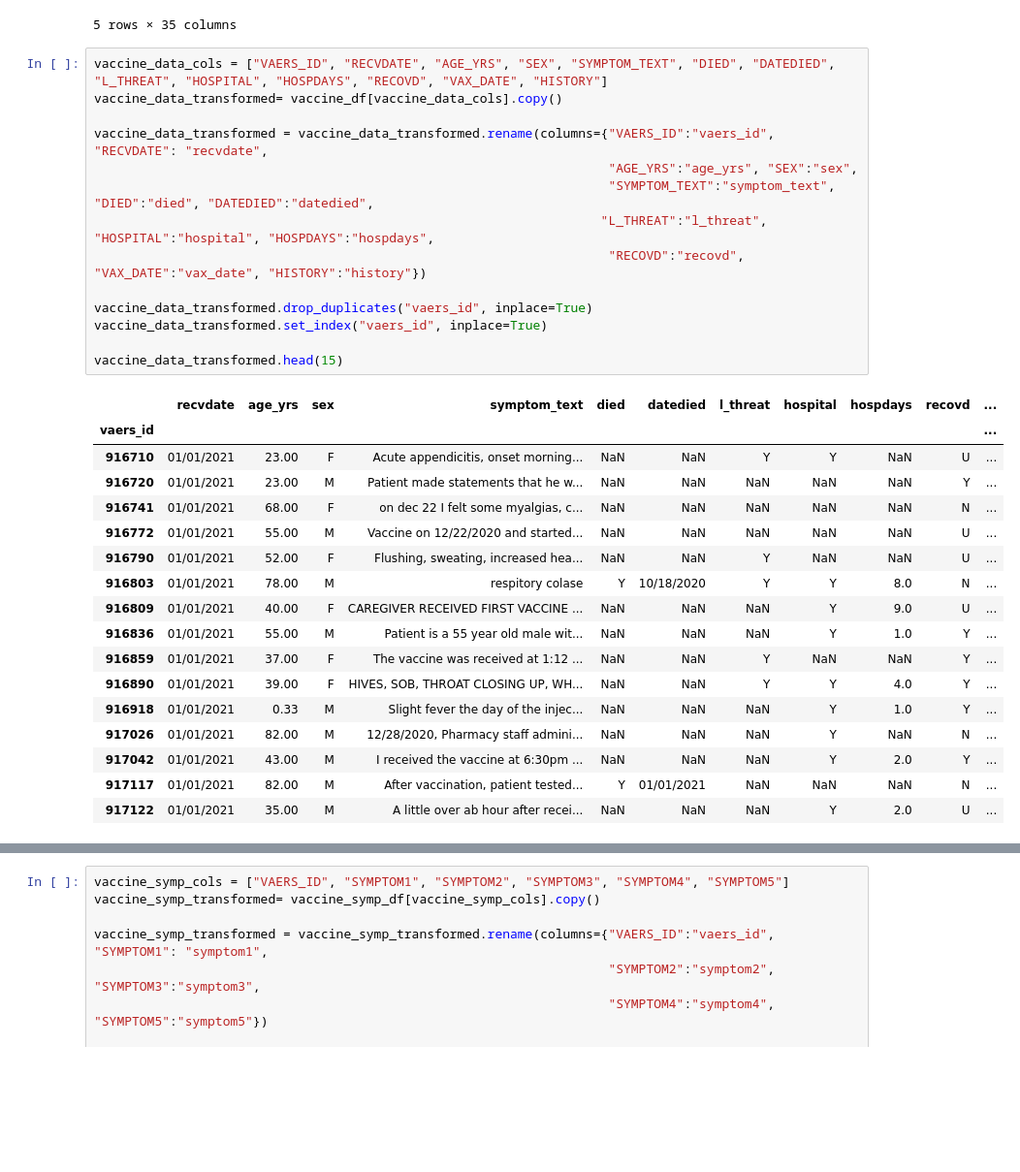
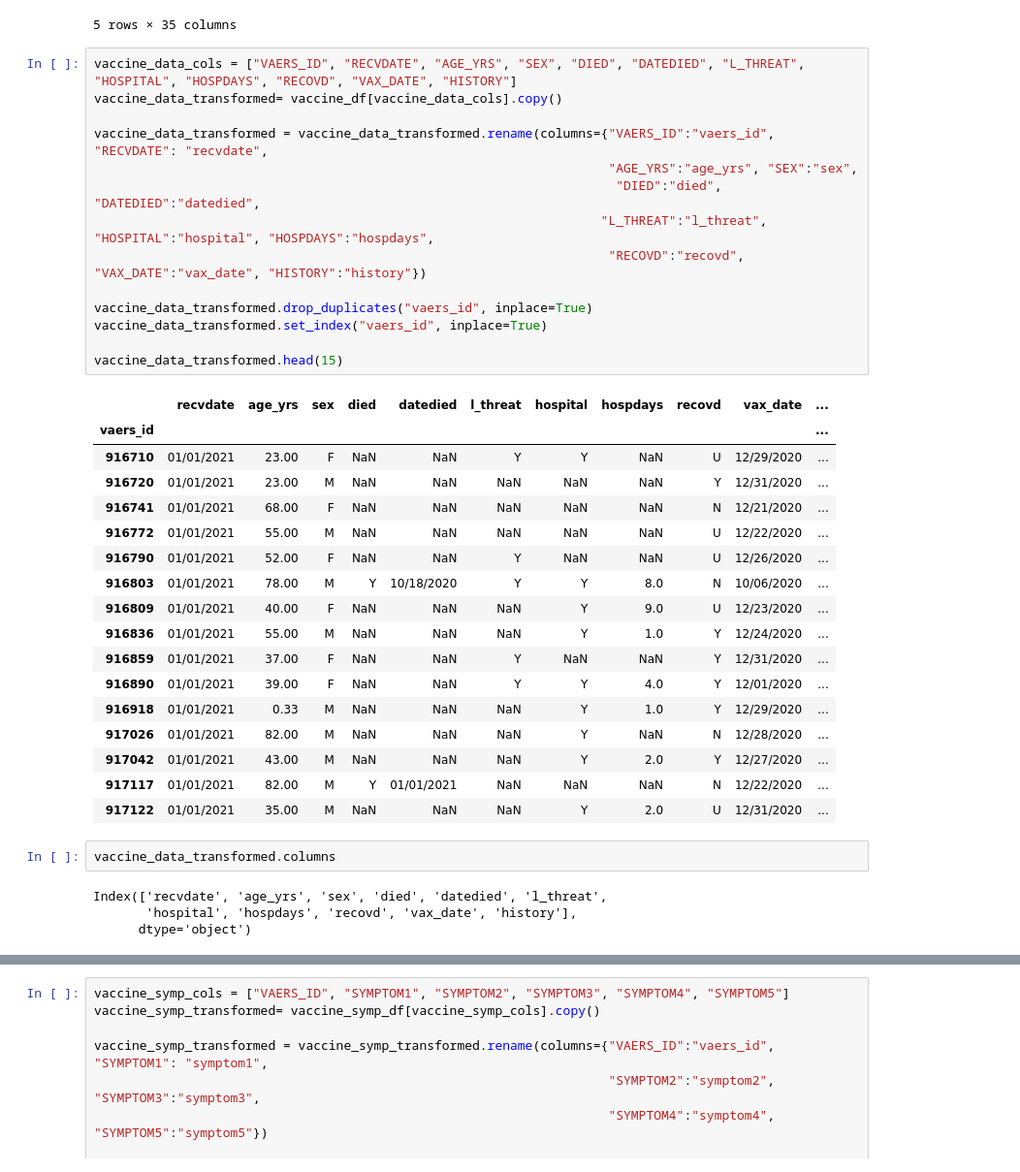
Before and after one commit to ethomps33/Covid-19_ETL, a Jupyter notebook: COVID_vaccine.ipynb, the cells around one changed output, grey strips where cells are left out. Shown at 97% size. Cells and saved outputs as stored; diff of their text form; blank space fills up the shorter version.

```diff
--- a/COVID_vaccine.ipynb
+++ b/COVID_vaccine.ipynb
@@ -38,37 +38,43 @@ vaccine_df.head(5)
 | 4 | 916790 | 01/01/2021 | TN | 52.0 | 52.0 | NaN | F | NaN | Flushing, sweating, increased hea... | NaN | ... |
 5 rows × 35 columns
 # %%
-vaccine_data_cols = ["VAERS_ID", "RECVDATE", "AGE_YRS", "SEX", "SYMPTOM_TEXT", "DIED", "DATEDIED", "L_THREAT", "HOSPITAL", "HOSPDAYS", "RECOVD", "VAX_DATE", "HISTORY"]
+vaccine_data_cols = ["VAERS_ID", "RECVDATE", "AGE_YRS", "SEX", "DIED", "DATEDIED", "L_THREAT", "HOSPITAL", "HOSPDAYS", "RECOVD", "VAX_DATE", "HISTORY"]
 vaccine_data_transformed= vaccine_df[vaccine_data_cols].copy()
 
 vaccine_data_transformed = vaccine_data_transformed.rename(columns={"VAERS_ID":"vaers_id", "RECVDATE": "recvdate",
                                                                     "AGE_YRS":"age_yrs", "SEX":"sex",
-                                                                    "SYMPTOM_TEXT":"symptom_text", "DIED":"died", "DATEDIED":"datedied",
+                                                                     "DIED":"died", "DATEDIED":"datedied",
                                                                    "L_THREAT":"l_threat", "HOSPITAL":"hospital", "HOSPDAYS":"hospdays",
                                                                     "RECOVD":"recovd", "VAX_DATE":"vax_date", "HISTORY":"history"})
 
 vaccine_data_transformed.drop_duplicates("vaers_id", inplace=True)
 vaccine_data_transformed.set_index("vaers_id", inplace=True)
 
 vaccine_data_transformed.head(15)
 # %% [output]
-|  | recvdate | age_yrs | sex | symptom_text | died | datedied | l_threat | hospital | hospdays | recovd | ... |
+|  | recvdate | age_yrs | sex | died | datedied | l_threat | hospital | hospdays | recovd | vax_date | ... |
 | vaers_id |  |  |  |  |  |  |  |  |  |  | ... |
-| 916710 | 01/01/2021 | 23.00 | F | Acute appendicitis, onset morning... | NaN | NaN | Y | Y | NaN | U | ... |
-| 916720 | 01/01/2021 | 23.00 | M | Patient made statements that he w... | NaN | NaN | NaN | NaN | NaN | Y | ... |
-| 916741 | 01/01/2021 | 68.00 | F | on dec 22 I felt some myalgias, c... | NaN | NaN | NaN | NaN | NaN | N | ... |
-| 916772 | 01/01/2021 | 55.00 | M | Vaccine on 12/22/2020 and started... | NaN | NaN | NaN | NaN | NaN | U | ... |
-| 916790 | 01/01/2021 | 52.00 | F | Flushing, sweating, increased hea... | NaN | NaN | Y | NaN | NaN | U | ... |
-| 916803 | 01/01/2021 | 78.00 | M | respitory colase | Y | 10/18/2020 | Y | Y | 8.0 | N | ... |
-| 916809 | 01/01/2021 | 40.00 | F | CAREGIVER RECEIVED FIRST VACCINE ... | NaN | NaN | NaN | Y | 9.0 | U | ... |
-| 916836 | 01/01/2021 | 55.00 | M | Patient is a 55 year old male wit... | NaN | NaN | NaN | Y | 1.0 | Y | ... |
-| 916859 | 01/01/2021 | 37.00 | F | The vaccine was received at 1:12 ... | NaN | NaN | Y | NaN | NaN | Y | ... |
-| 916890 | 01/01/2021 | 39.00 | F | HIVES, SOB, THROAT CLOSING UP, WH... | NaN | NaN | Y | Y | 4.0 | Y | ... |
-| 916918 | 01/01/2021 | 0.33 | M | Slight fever the day of the injec... | NaN | NaN | NaN | Y | 1.0 | Y | ... |
-| 917026 | 01/01/2021 | 82.00 | M | 12/28/2020, Pharmacy staff admini... | NaN | NaN | NaN | Y | NaN | N | ... |
-| 917042 | 01/01/2021 | 43.00 | M | I received the vaccine at 6:30pm ... | NaN | NaN | NaN | Y | 2.0 | Y | ... |
-| 917117 | 01/01/2021 | 82.00 | M | After vaccination, patient tested... | Y | 01/01/2021 | NaN | NaN | NaN | N | ... |
-| 917122 | 01/01/2021 | 35.00 | M | A little over ab hour after recei... | NaN | NaN | NaN | Y | 2.0 | U | ... |
+| 916710 | 01/01/2021 | 23.00 | F | NaN | NaN | Y | Y | NaN | U | 12/29/2020 | ... |
+| 916720 | 01/01/2021 | 23.00 | M | NaN | NaN | NaN | NaN | NaN | Y | 12/31/2020 | ... |
+| 916741 | 01/01/2021 | 68.00 | F | NaN | NaN | NaN | NaN | NaN | N | 12/21/2020 | ... |
+| 916772 | 01/01/2021 | 55.00 | M | NaN | NaN | NaN | NaN | NaN | U | 12/22/2020 | ... |
+| 916790 | 01/01/2021 | 52.00 | F | NaN | NaN | Y | NaN | NaN | U | 12/26/2020 | ... |
+| 916803 | 01/01/2021 | 78.00 | M | Y | 10/18/2020 | Y | Y | 8.0 | N | 10/06/2020 | ... |
+| 916809 | 01/01/2021 | 40.00 | F | NaN | NaN | NaN | Y | 9.0 | U | 12/23/2020 | ... |
+| 916836 | 01/01/2021 | 55.00 | M | NaN | NaN | NaN | Y | 1.0 | Y | 12/24/2020 | ... |
+| 916859 | 01/01/2021 | 37.00 | F | NaN | NaN | Y | NaN | NaN | Y | 12/31/2020 | ... |
+| 916890 | 01/01/2021 | 39.00 | F | NaN | NaN | Y | Y | 4.0 | Y | 12/01/2020 | ... |
+| 916918 | 01/01/2021 | 0.33 | M | NaN | NaN | NaN | Y | 1.0 | Y | 12/29/2020 | ... |
+| 917026 | 01/01/2021 | 82.00 | M | NaN | NaN | NaN | Y | NaN | N | 12/28/2020 | ... |
+| 917042 | 01/01/2021 | 43.00 | M | NaN | NaN | NaN | Y | 2.0 | Y | 12/27/2020 | ... |
+| 917117 | 01/01/2021 | 82.00 | M | Y | 01/01/2021 | NaN | NaN | NaN | N | 12/22/2020 | ... |
+| 917122 | 01/01/2021 | 35.00 | M | NaN | NaN | NaN | Y | 2.0 | U | 12/31/2020 | ... |
+# %%
+vaccine_data_transformed.columns
+# %% [output]
+Index(['recvdate', 'age_yrs', 'sex', 'died', 'datedied', 'l_threat',
+       'hospital', 'hospdays', 'recovd', 'vax_date', 'history'],
+      dtype='object')
 # %%
 vaccine_type_cols = ["VAERS_ID", "VAX_TYPE", "VAX_MANU", "VAX_DOSE_SERIES", "VAX_ROUTE", "VAX_NAME"]
 vaccine_type_transformed= vaccine_type_df[vaccine_type_cols].copy()
```
Also changed, not shown: parts of 4 cells of this notebook, 1 other file.
